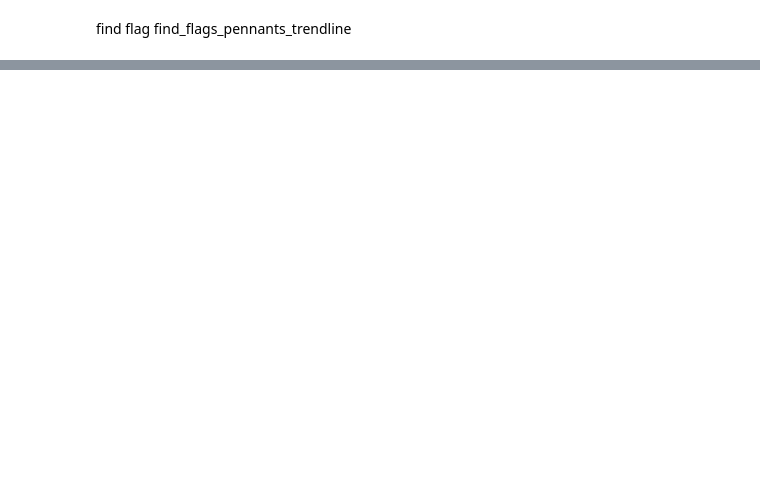
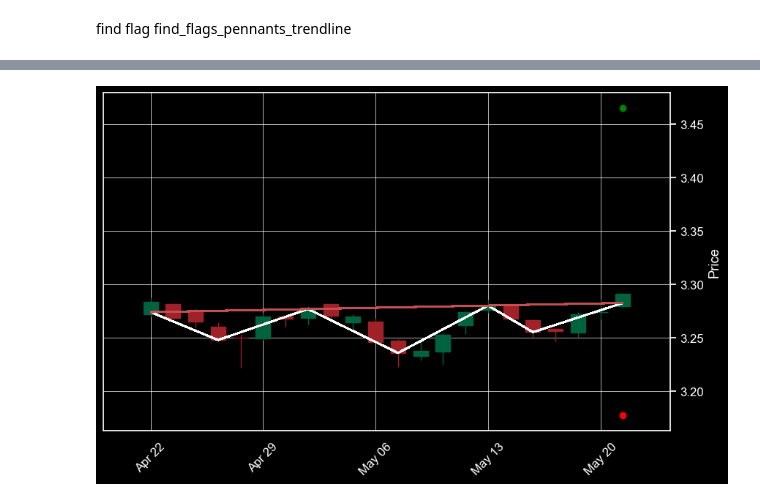
Before and after one commit to jibeieieiei/vectorbtpro-intern, a Jupyter notebook: TechnicalAnalysisAutomation/pattern.ipynb, the cells around one changed output, grey strips where cells are left out. Drawn from its saved outputs; the diff is of its cells as text; code cells hidden in the pictures; blank space fills up the shorter version.

Commit message:
add tp sl hs_pattern

```diff
--- a/TechnicalAnalysisAutomation/pattern.ipynb
+++ b/TechnicalAnalysisAutomation/pattern.ipynb
@@ -334,0 +388,43 @@ data.iloc[409:]
+# %%
+def plot_hs(candle_data: pd.DataFrame, pat: HSPattern, pad: int = 2):
+    if pad < 0:
+        pad = 0
+
+    idx = candle_data.index
+    data = candle_data.iloc[pat.start_i:pat.break_i + 1 + pad]
+
+    plt.style.use('dark_background')
+    fig = plt.gcf()
+    ax = fig.gca()
+
+    l0 = [(idx[pat.start_i], pat.neck_start), (idx[pat.l_shoulder], pat.l_shoulder_p)]
+    l1 = [(idx[pat.l_shoulder], pat.l_shoulder_p), (idx[pat.l_armpit], pat.l_armpit_p)]
+    l2 = [(idx[pat.l_armpit], pat.l_armpit_p ), (idx[pat.head], pat.head_p)]
+    l3 = [(idx[pat.head], pat.head_p ), (idx[pat.r_armpit], pat.r_armpit_p)]
+    l4 = [(idx[pat.r_armpit], pat.r_armpit_p ), (idx[pat.r_shoulder], pat.r_shoulder_p)]
+    l5 = [(idx[pat.r_shoulder], pat.r_shoulder_p ), (idx[pat.break_i], pat.neck_end)]
+    neck = [(idx[pat.start_i], pat.neck_start), (idx[pat.break_i], pat.neck_end)]
+
+
+    mpf.plot(data, alines=dict(alines=[l0, l1, l2, l3, l4, l5, neck ], colors=['w', 'w', 'w', 'w', 'w', 'w', 'r']), type='candle', style='charles', ax=ax)
+    x = len(data) // 2 - len(data) * 0.1
+    real_end = np.exp(pat.neck_end)
+    if pat.inverted:
+        y = pat.head_p + pat.head_height * 1.25
+        tp = np.log(real_end * (1 + 0.2))
+        sl = np.log(real_end * (1 - 0.1))
+    else:
+        y = pat.head_p - pat.head_height * 1.25
+        tp = np.log(real_end * (1 - 0.2))
+        sl = np.log(real_end * (1 + 0.1))
+    plt.plot( pat.break_i - pat.start_i, tp, marker='o', color='green')
+    plt.plot( pat.break_i - pat.start_i, sl, marker='o', color='red')
+    # ax.text(x,y, f"BTC-USDT 1H ({idx[pat.start_i].strftime('%Y-%m-%d %H:%M')} - {idx[pat.break_i].strftime('%Y-%m-%d %H:%M')})", color='white', fontsize='xx-large')
+    plt.show()
+# %%
+#test plot_hs
+hs_patterns, ihs_patterns = find_hs_patterns(tmp_df_slice, 4, early_find=False)
+# hs_patterns
+plot_hs(tmp_df, ihs_patterns[0], pad=0)
+# %% [output]
+[figure, added]
```
Also changed, not shown: parts of 26 cells of this notebook, 3 other files.
